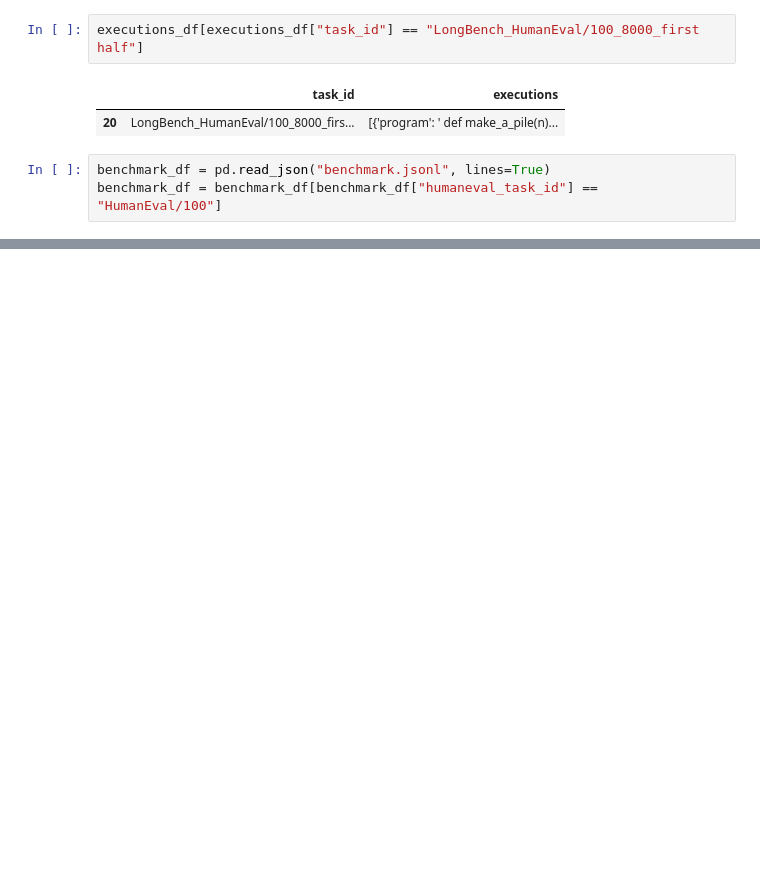
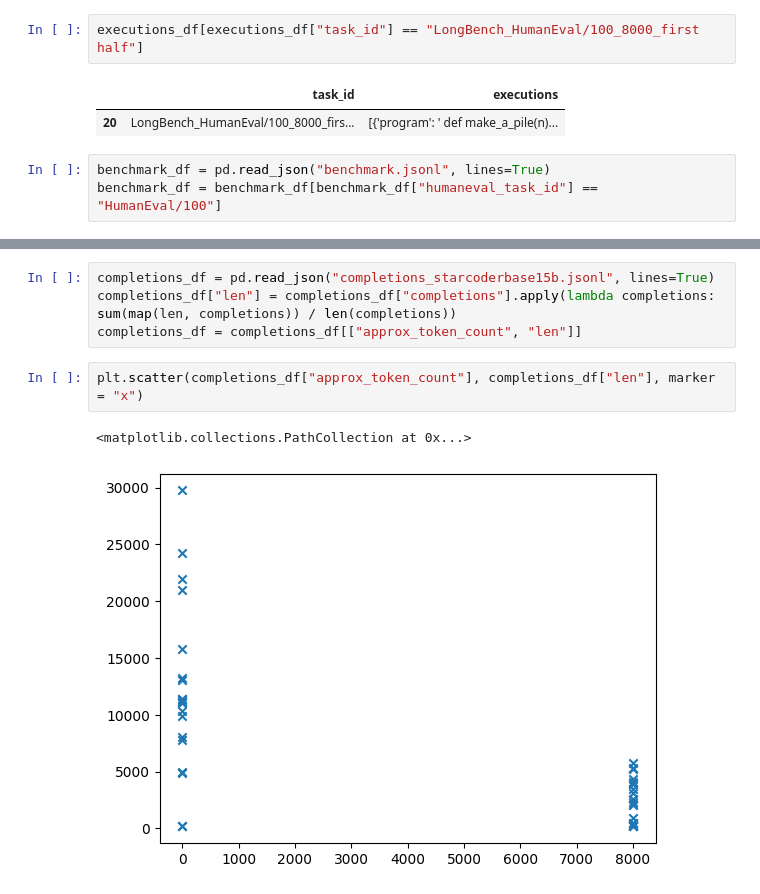
Before and after one commit to arjunguha/longbench, a Jupyter notebook: pass1.ipynb, the cells around one changed output, grey strips where cells are left out. Cells and saved outputs as stored; diff of their text form; blank space fills up the shorter version.

```diff
--- a/pass1.ipynb
+++ b/pass1.ipynb
@@ -129,0 +133,9 @@ benchmark_df.head()
+# %%
+completions_df = pd.read_json("completions_starcoderbase15b.jsonl", lines=True)
+completions_df["len"] = completions_df["completions"].apply(lambda completions: sum(map(len, completions)) / len(completions))
+completions_df = completions_df[["approx_token_count", "len"]]
+# %%
+plt.scatter(completions_df["approx_token_count"], completions_df["len"], marker = "x")
+# %% [output]
+<matplotlib.collections.PathCollection at 0x...>
+[figure, added]
```
Also changed, not shown: parts of 8 cells of this notebook, 3 other files.
